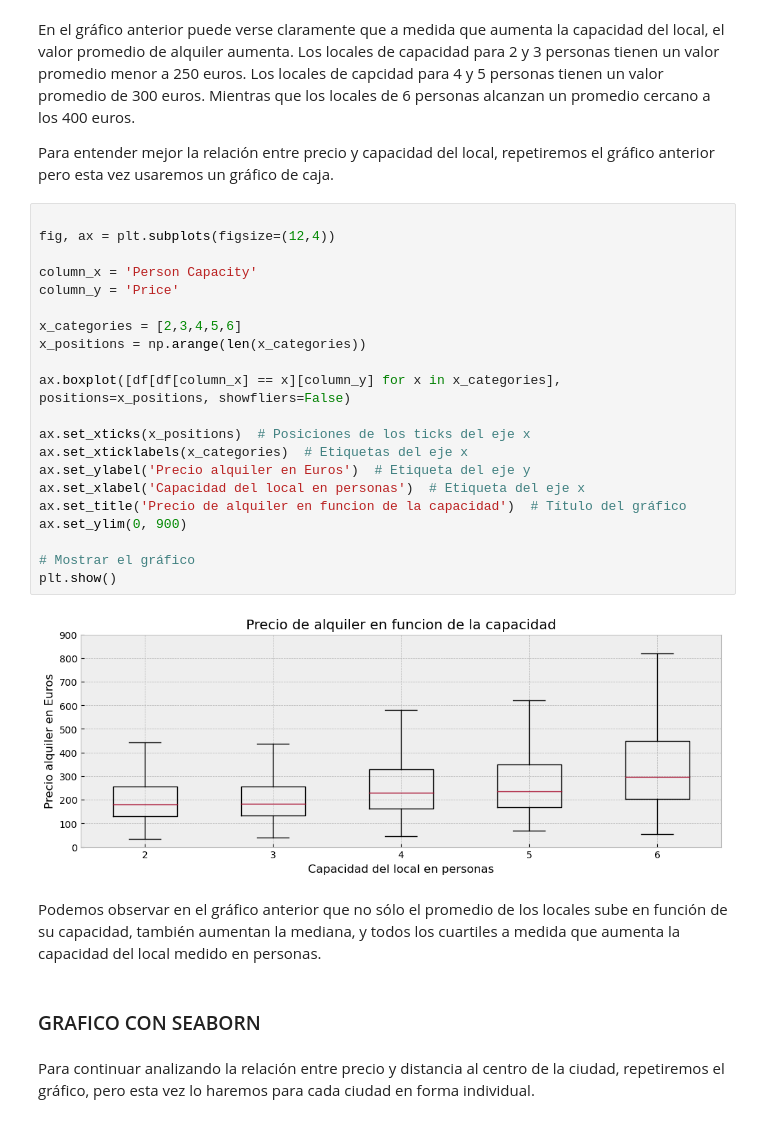
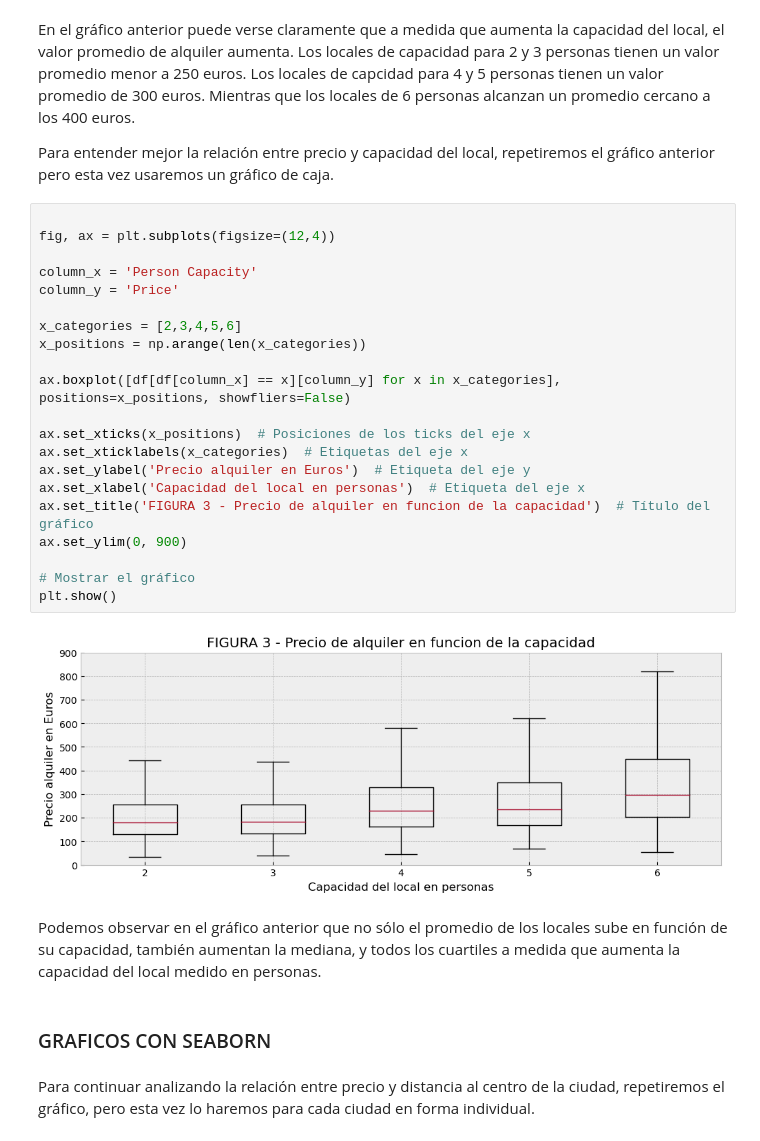
Before and after one commit to tekluis/CoderHouse, a Jupyter notebook: VISUALIZACION-TEK.ipynb, the cells around one changed output. Cells and saved outputs as stored; diff of their text form.

```diff
--- a/VISUALIZACION-TEK.ipynb
+++ b/VISUALIZACION-TEK.ipynb
@@ -93,30 +93,30 @@ Para entender mejor la relación entre precio y capacidad del local, repetiremos
 # %%
 
 fig, ax = plt.subplots(figsize=(12,4))
 
 column_x = 'Person Capacity'
 column_y = 'Price'
 
 x_categories = [2,3,4,5,6]
 x_positions = np.arange(len(x_categories))
 
 ax.boxplot([df[df[column_x] == x][column_y] for x in x_categories], positions=x_positions, showfliers=False)
 
 ax.set_xticks(x_positions)  # Posiciones de los ticks del eje x
 ax.set_xticklabels(x_categories)  # Etiquetas del eje x
 ax.set_ylabel('Precio alquiler en Euros')  # Etiqueta del eje y
 ax.set_xlabel('Capacidad del local en personas')  # Etiqueta del eje x
-ax.set_title('Precio de alquiler en funcion de la capacidad')  # Título del gráfico
+ax.set_title('FIGURA 3 - Precio de alquiler en funcion de la capacidad')  # Título del gráfico
 ax.set_ylim(0, 900)
 
 # Mostrar el gráfico
 plt.show()
 # %% [output]
-[figure, old version]
+[figure, new version]
 # %% [markdown]
 Podemos observar en el gráfico anterior que no sólo el promedio de los locales sube en función de su capacidad, también aumentan la mediana, y todos los cuartiles a medida que aumenta la capacidad del local medido en personas.
 # %% [markdown]
-### GRAFICO CON SEABORN
+### GRAFICOS CON SEABORN
 # %% [markdown]
 Para continuar analizando la relación entre precio y distancia al centro de la ciudad, repetiremos el gráfico, pero esta vez lo haremos para cada ciudad en forma individual.
 # %%
```
Also changed, not shown: parts of 9 cells of this notebook.
